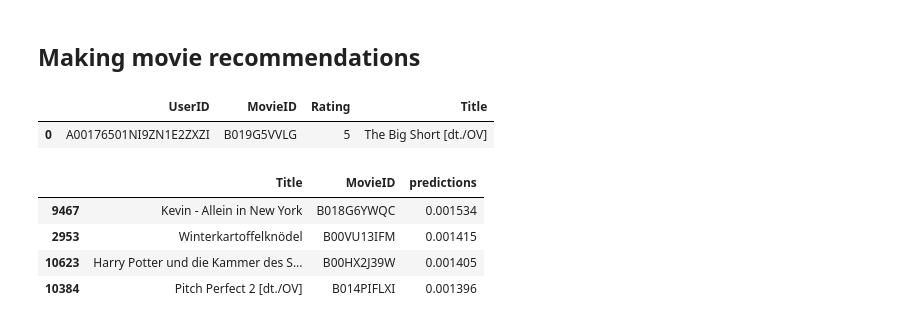
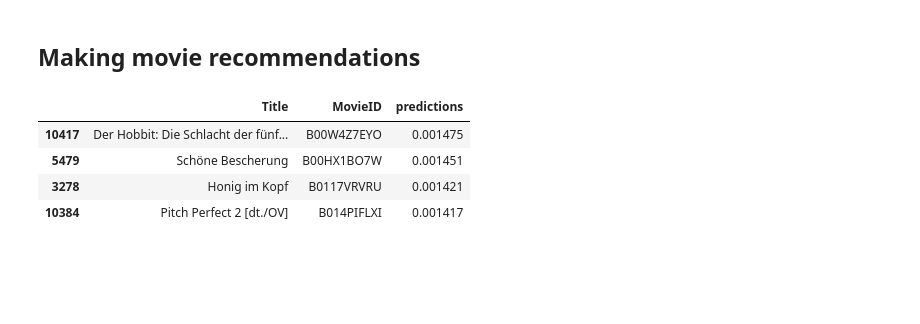
Before and after one commit to dfadeeff/AMZ_Projects, a Jupyter notebook: Prototype.ipynb, the cells around one changed output. Drawn from its saved outputs; the diff is of its cells as text; code cells hidden in the pictures; blank space fills up the shorter version.

```diff
--- a/Prototype.ipynb
+++ b/Prototype.ipynb
@@ -153,10 +153,10 @@ new_pred.head()
 # %% [markdown]
 ## Making movie recommendations
 # %%
-def recommend_movies(userID, num_recommendations=3):
+def recommend_movies(customerID, num_recommendations=3):
 
-    sorted_user_predictions = new_pred.loc[UserID].sort_values(ascending=False)
-    user_data = ratings_df[ratings_df['UserID'] == UserID]
+    sorted_user_predictions = new_pred.loc[customerID].sort_values(ascending=False)
+    user_data = ratings_df[ratings_df['UserID'] == customerID]
     user_full = user_data.merge(movies_df,left_on="MovieID",
                             right_on="MovieID",how ="left").sort_values(['Rating'], ascending = False)
 
@@ -169,17 +169,11 @@ def recommend_movies(userID, num_recommendations=3):
 
     return user_full, recommendation
 # %%
-x,y = recommend_movies("A00176501NI9ZN1E2ZXZI",4)
+x,y = recommend_movies('A00741971H4WP7QFRBH5R',4)
+y
+# %% [output]
+|  | Title | MovieID | predictions |
+| 10417 | Der Hobbit: Die Schlacht der fünf... | B00W4Z7EYO | 0.001475 |
+| 5479 | Schöne Bescherung | B00HX1BO7W | 0.001451 |
+| 3278 | Honig im Kopf | B0117VRVRU | 0.001421 |
+| 10384 | Pitch Perfect 2 [dt./OV] | B014PIFLXI | 0.001417 |
-# %%
-x
-# %% [output]
-|  | UserID | MovieID | Rating | Title |
-| 0 | A00176501NI9ZN1E2ZXZI | B019G5VVLG | 5 | The Big Short [dt./OV] |
-# %%
-y
-# %% [output]
-|  | Title | MovieID | predictions |
-| 9467 | Kevin - Allein in New York | B018G6YWQC | 0.001534 |
-| 2953 | Winterkartoffelknödel | B00VU13IFM | 0.001415 |
-| 10623 | Harry Potter und die Kammer des S... | B00HX2J39W | 0.001405 |
-| 10384 | Pitch Perfect 2 [dt./OV] | B014PIFLXI | 0.001396 |
```
Also changed, not shown: parts of 7 cells of this notebook.
